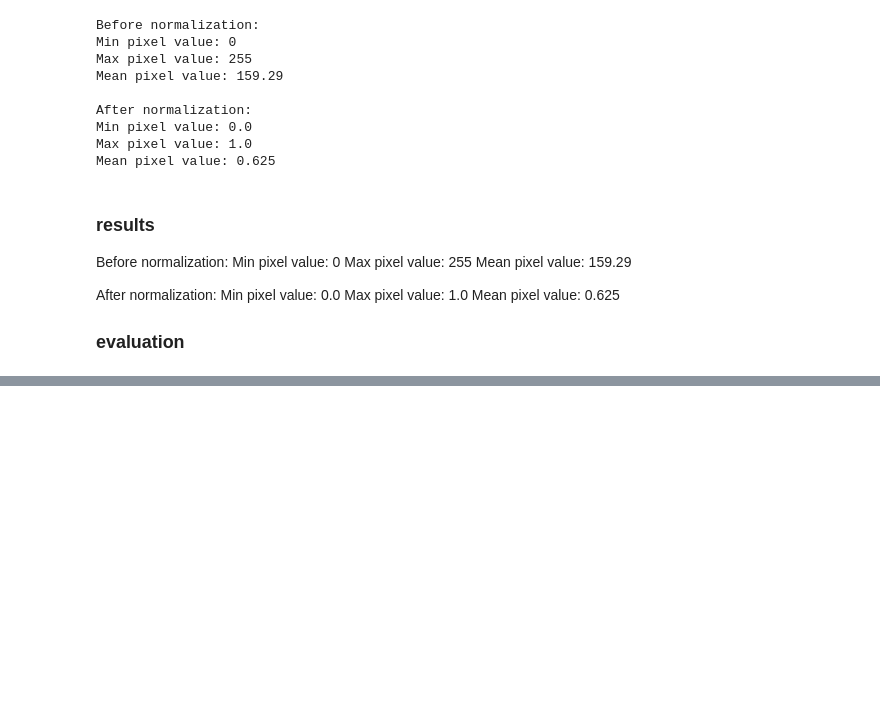
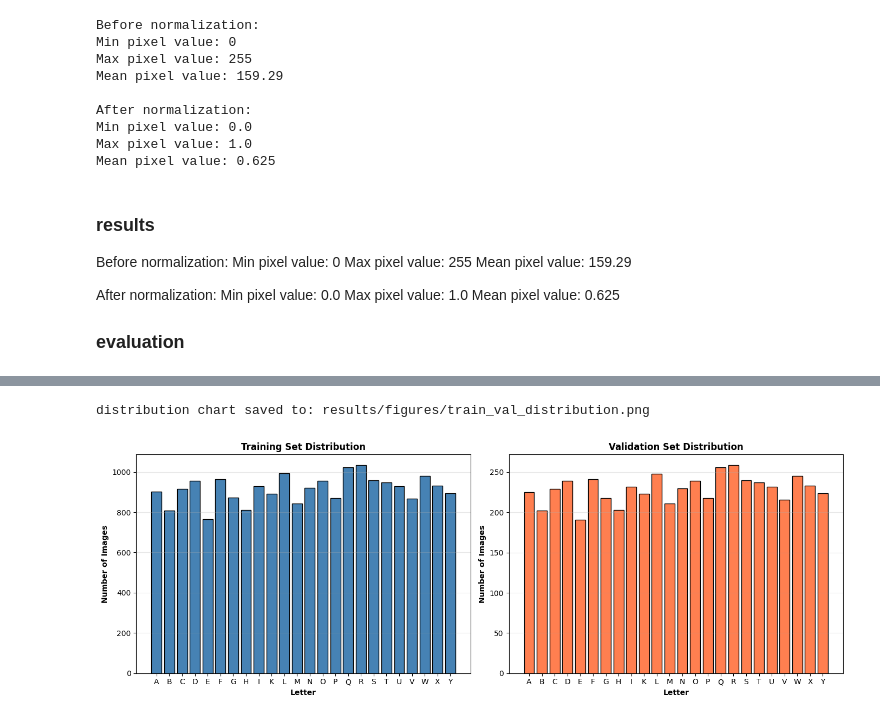
Before and after one commit to SharkFishie/CSCI323_ASL_Recognition, a Jupyter notebook: notebooks/02_v2.ipynb, the cells around one changed output, grey strips where cells are left out. Cells and saved outputs as stored; diff of their text form; code cells hidden in the pictures; blank space fills up the shorter version.

```diff
--- a/notebooks/02_v2.ipynb
+++ b/notebooks/02_v2.ipynb
@@ -91,0 +217,36 @@ print(f"X_test shape: {X_test_reshaped.shape}")
+# %%
+# verify class balance
+#vsualize class distribution in train vs validation
+fig, (ax1, ax2) = plt.subplots(1, 2, figsize=(14, 5))
+
+#training set distribution
+train_dist = pd.Series(train_label_indices).value_counts().sort_index()
+letters = ['A', 'B', 'C', 'D', 'E', 'F', 'G', 'H', 'I',
+           'K', 'L', 'M', 'N', 'O', 'P', 'Q', 'R',
+           'S', 'T', 'U', 'V', 'W', 'X', 'Y']
+
+ax1.bar(range(24), train_dist.values, color='steelblue', edgecolor='black')
+ax1.set_xlabel('Letter', fontweight='bold')
+ax1.set_ylabel('Number of Images', fontweight='bold')
+ax1.set_title('Training Set Distribution', fontweight='bold')
+ax1.set_xticks(range(24))
+ax1.set_xticklabels(letters)
+ax1.grid(axis='y', alpha=0.3)
+
+#validation set distribution
+ax2.bar(range(24), val_dist.values, color='coral', edgecolor='black')
+ax2.set_xlabel('Letter', fontweight='bold')
+ax2.set_ylabel('Number of Images', fontweight='bold')
+ax2.set_title('Validation Set Distribution', fontweight='bold')
+ax2.set_xticks(range(24))
+ax2.set_xticklabels(letters)
+ax2.grid(axis='y', alpha=0.3)
+
+plt.tight_layout()
+
+#save to files
+plt.savefig('../results/figures/train_val_distribution.png', dpi=300, bbox_inches='tight')
+plt.show()
+# %% [output]
+distribution chart saved to: results/figures/train_val_distribution.png
+[figure, added]
```
Also changed, not shown: parts of 8 cells of this notebook, 2 other files.
